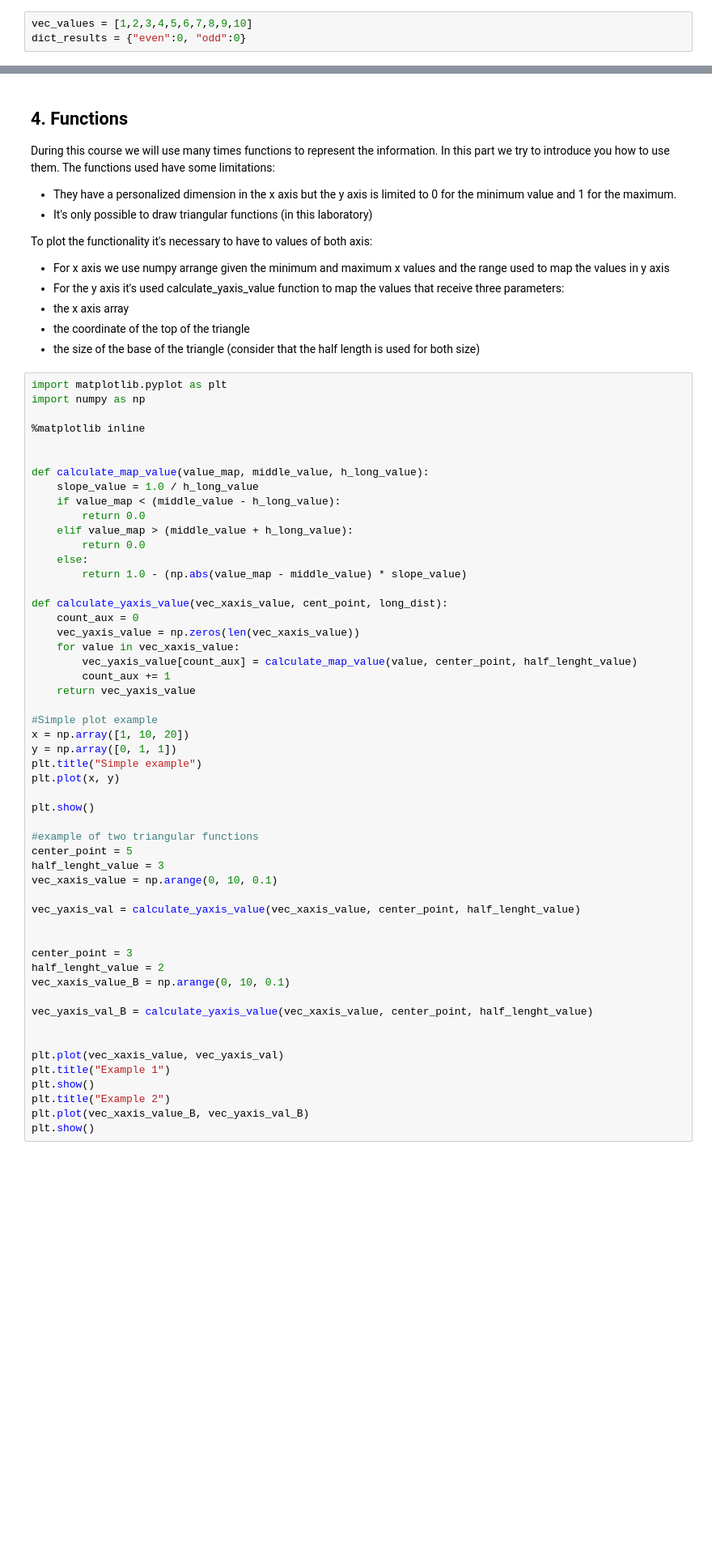
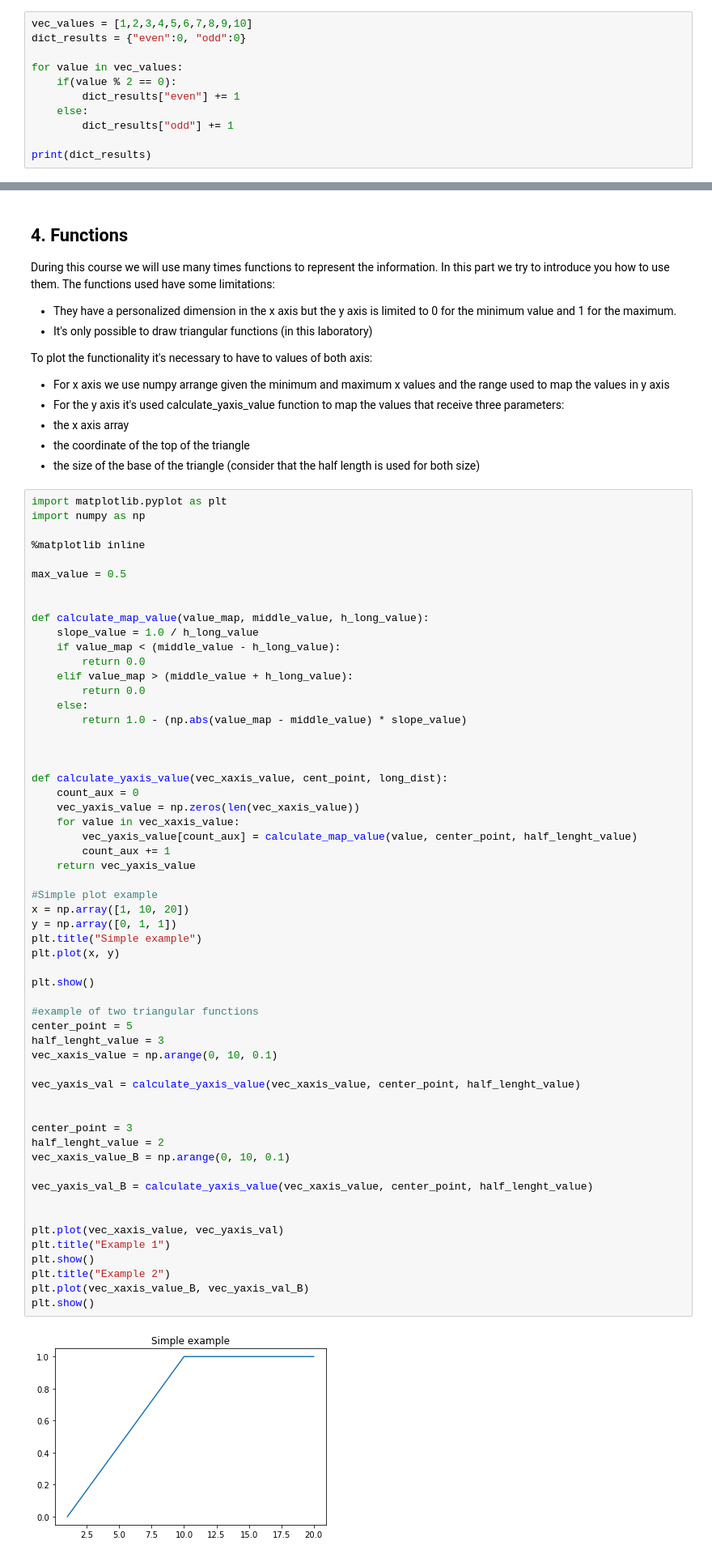
Before and after one commit to Nortalle/LFA_lab010, a Jupyter notebook: intro_ipython.ipynb, the cells around one changed output, grey strips where cells are left out. Shown at 81% size. Cells and saved outputs as stored; diff of their text form; blank space fills up the shorter version.

```diff
--- a/intro_ipython.ipynb
+++ b/intro_ipython.ipynb
@@ -225,3 +291,11 @@ Create a cycle that count even and odd values in "vec_values" and save the frequ
 # %%
 vec_values = [1,2,3,4,5,6,7,8,9,10]
 dict_results = {"even":0, "odd":0}
+
+for value in vec_values:
+    if(value % 2 == 0):
+        dict_results["even"] += 1
+    else:
+        dict_results["odd"] += 1
+
+print(dict_results)
@@ -243,6 +319,8 @@ import matplotlib.pyplot as plt
 import numpy as np
 
 %matplotlib inline
+
+max_value = 0.5
 
 
 def calculate_map_value(value_map, middle_value, h_long_value):
@@ -253,6 +331,8 @@ def calculate_map_value(value_map, middle_value, h_long_value):
         return 0.0
     else:
         return 1.0 - (np.abs(value_map - middle_value) * slope_value)
+
+
 
 def calculate_yaxis_value(vec_xaxis_value, cent_point, long_dist):
     count_aux = 0
@@ -264,30 +344,32 @@ def calculate_yaxis_value(vec_xaxis_value, cent_point, long_dist):
 
 #Simple plot example
 x = np.array([1, 10, 20])
 y = np.array([0, 1, 1])
 plt.title("Simple example")
 plt.plot(x, y)
 
 plt.show()
 
 #example of two triangular functions
 center_point = 5
 half_lenght_value = 3
 vec_xaxis_value = np.arange(0, 10, 0.1)
 
 vec_yaxis_val = calculate_yaxis_value(vec_xaxis_value, center_point, half_lenght_value)
 
 
 center_point = 3
 half_lenght_value = 2
 vec_xaxis_value_B = np.arange(0, 10, 0.1)
 
 vec_yaxis_val_B = calculate_yaxis_value(vec_xaxis_value, center_point, half_lenght_value)
 
 
 plt.plot(vec_xaxis_value, vec_yaxis_val)
 plt.title("Example 1")
 plt.show()
 plt.title("Example 2")
 plt.plot(vec_xaxis_value_B, vec_yaxis_val_B)
 plt.show()
+# %% [output]
+[figure, added]
```
Also changed, not shown: parts of 22 cells of this notebook, 1 other file.
